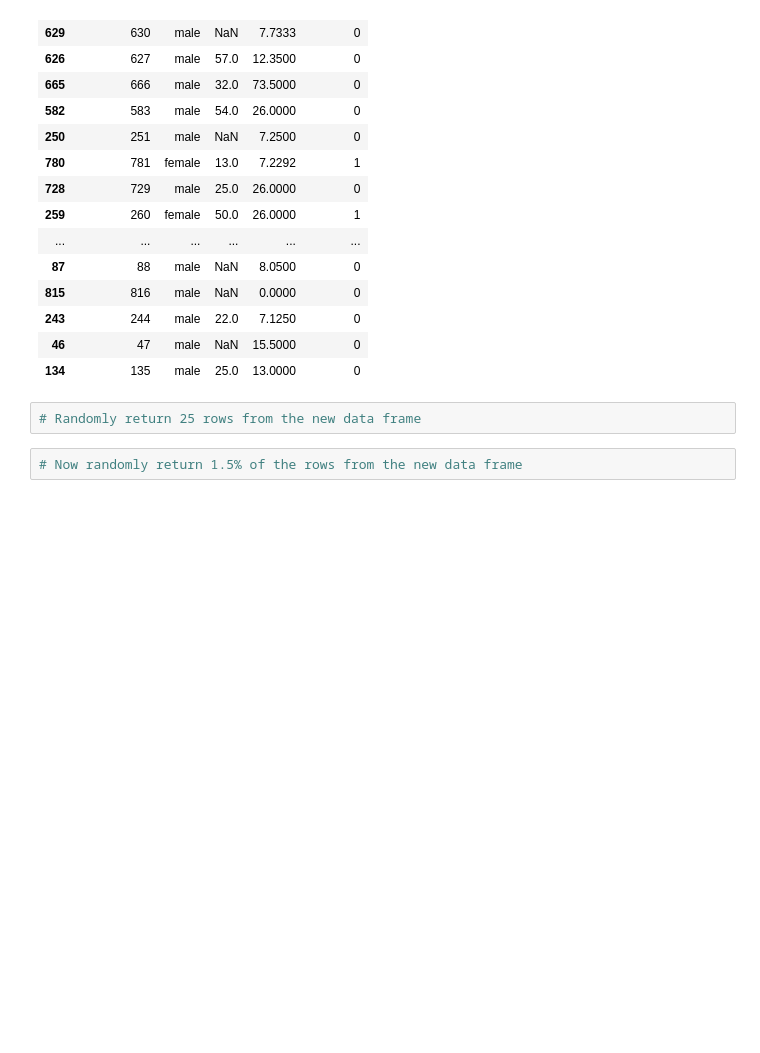
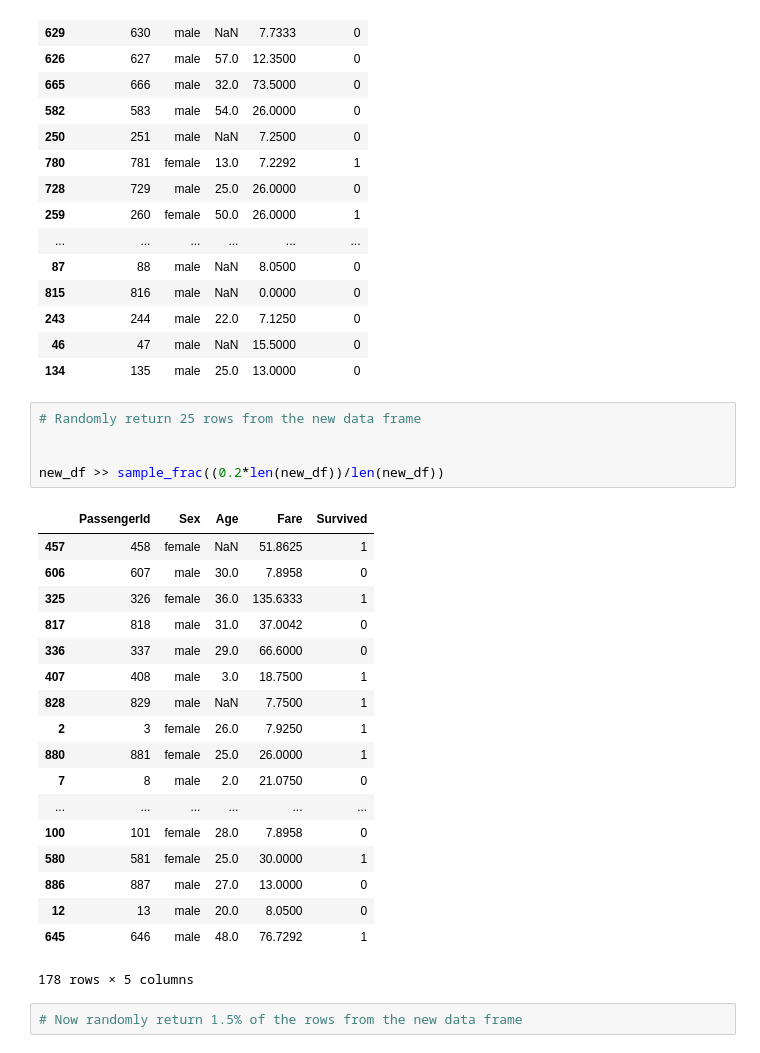
Before and after one commit to hksdatascience/bootcamp, a Jupyter notebook: spring_2019/2019-03-28/Data Wrangling with dplython Eric.ipynb, the cells around one changed output. Cells and saved outputs as stored; diff of their text form; blank space fills up the shorter version.

```diff
--- a/spring_2019/2019-03-28/Data Wrangling with dplython Eric.ipynb
+++ b/spring_2019/2019-03-28/Data Wrangling with dplython Eric.ipynb
@@ -384,5 +384,27 @@ new_df >> sample_frac(0.02)
 | 134 | 135 | male | 25.0 | 13.0000 | 0 |
 # %%
 # Randomly return 25 rows from the new data frame
+
+
+new_df >> sample_frac((0.2*len(new_df))/len(new_df))
+# %% [output]
+|  | PassengerId | Sex | Age | Fare | Survived |
+| 457 | 458 | female | NaN | 51.8625 | 1 |
+| 606 | 607 | male | 30.0 | 7.8958 | 0 |
+| 325 | 326 | female | 36.0 | 135.6333 | 1 |
+| 817 | 818 | male | 31.0 | 37.0042 | 0 |
+| 336 | 337 | male | 29.0 | 66.6000 | 0 |
+| 407 | 408 | male | 3.0 | 18.7500 | 1 |
+| 828 | 829 | male | NaN | 7.7500 | 1 |
+| 2 | 3 | female | 26.0 | 7.9250 | 1 |
+| 880 | 881 | female | 25.0 | 26.0000 | 1 |
+| 7 | 8 | male | 2.0 | 21.0750 | 0 |
+| ... | ... | ... | ... | ... | ... |
+| 100 | 101 | female | 28.0 | 7.8958 | 0 |
+| 580 | 581 | female | 25.0 | 30.0000 | 1 |
+| 886 | 887 | male | 27.0 | 13.0000 | 0 |
+| 12 | 13 | male | 20.0 | 8.0500 | 0 |
+| 645 | 646 | male | 48.0 | 76.7292 | 1 |
+178 rows × 5 columns
 # %%
 # Now randomly return 1.5% of the rows from the new data frame
```
